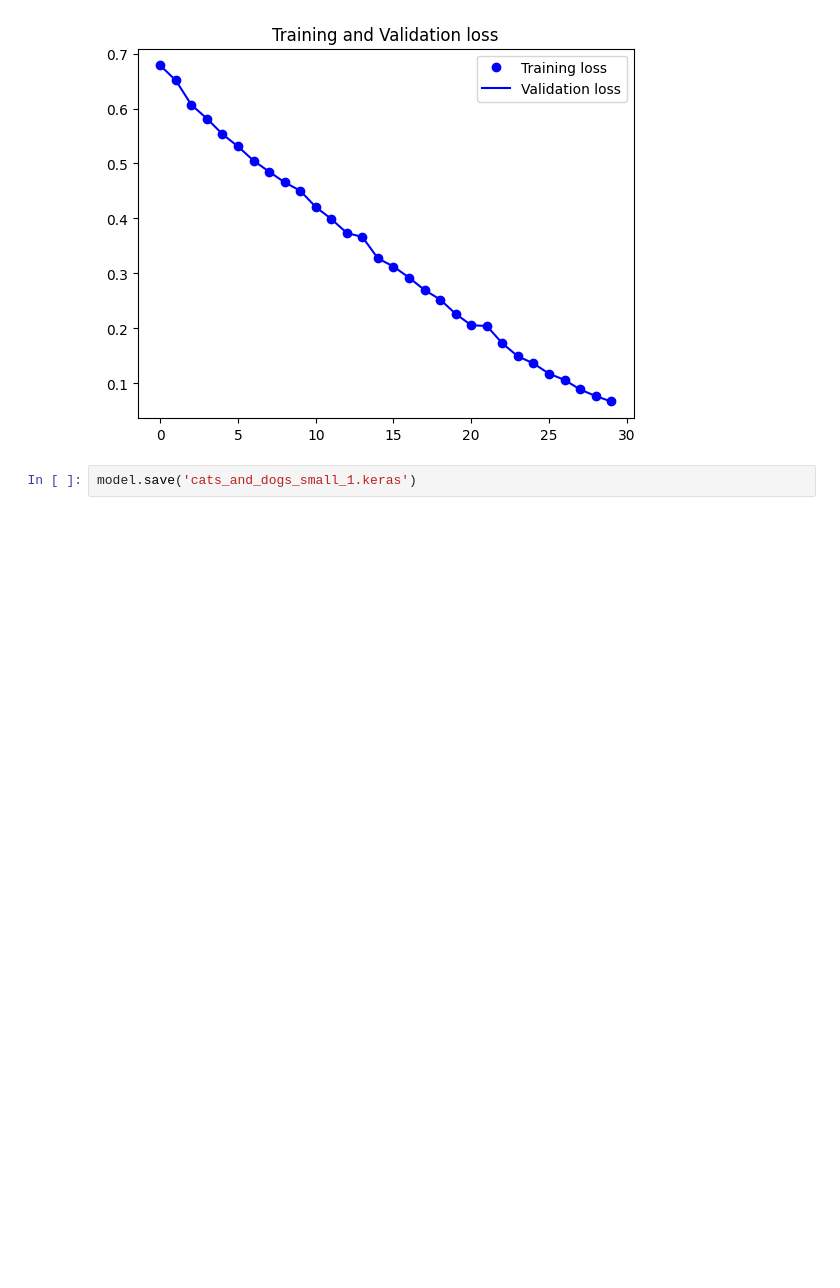
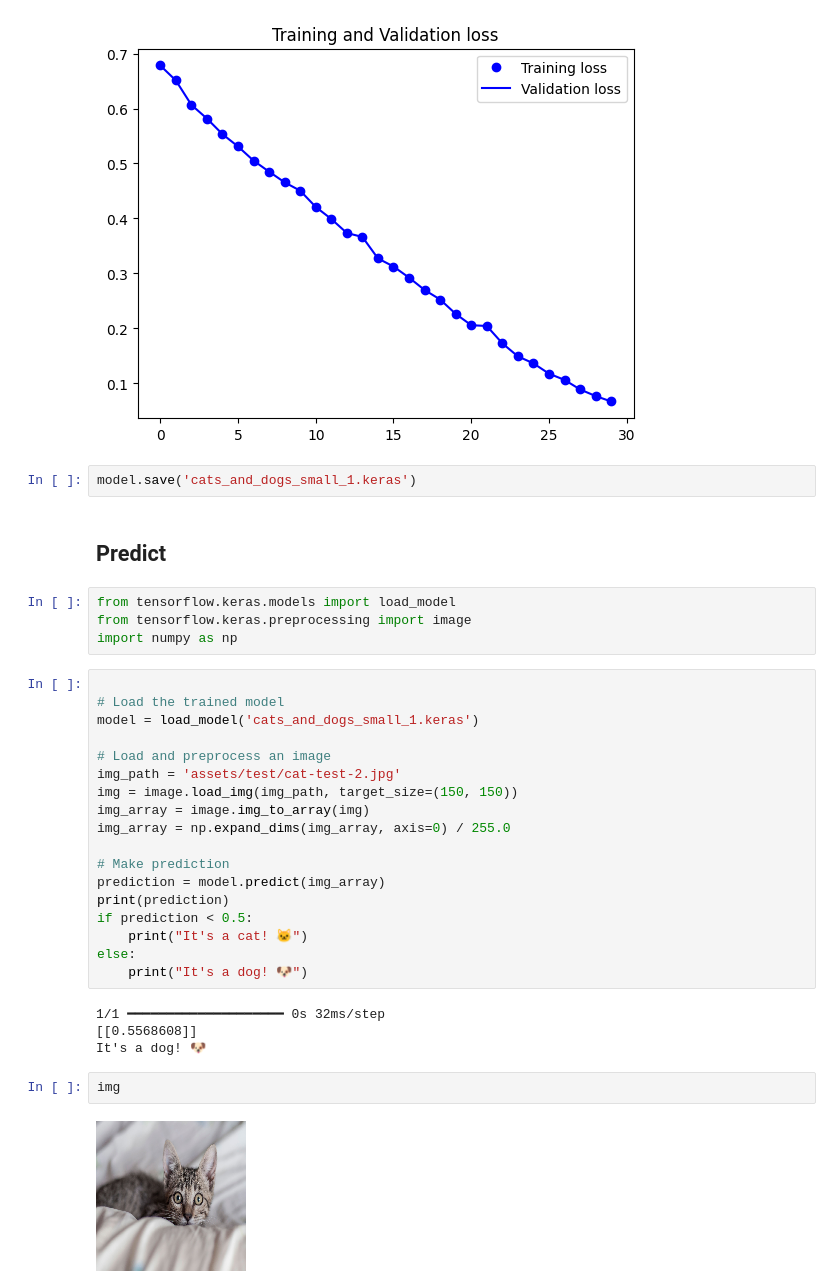
Before and after one commit to pxsa/meow, a Jupyter notebook: main.ipynb, the cells around one changed output. Saved outputs shown, nothing was run; the diff lists cells and outputs as text; blank space fills up the shorter version.

Commit message:
add predict section

```diff
--- a/main.ipynb
+++ b/main.ipynb
@@ -366,3 +391,35 @@ plt.show()
 [figure]
 # %%
 model.save('cats_and_dogs_small_1.keras')
+# %% [markdown]
+## Predict
+# %%
+from tensorflow.keras.models import load_model
+from tensorflow.keras.preprocessing import image
+import numpy as np
+# %%
+
+# Load the trained model
+model = load_model('cats_and_dogs_small_1.keras')
+
+# Load and preprocess an image
+img_path = 'assets/test/cat-test-2.jpg'
+img = image.load_img(img_path, target_size=(150, 150))
+img_array = image.img_to_array(img)
+img_array = np.expand_dims(img_array, axis=0) / 255.0
+
+# Make prediction
+prediction = model.predict(img_array)
+print(prediction)
+if prediction < 0.5:
+    print("It's a cat! 🐱")
+else:
+    print("It's a dog! 🐶")
+# %% [output]
+1/1 ━━━━━━━━━━━━━━━━━━━━ 0s 32ms/step
+[[0.5568608]]
+It's a dog! 🐶
+# %%
+img
+# %% [output]
+[figure, added]
```
Also changed, not shown: parts of 1 cell of this notebook, 1 other file.
